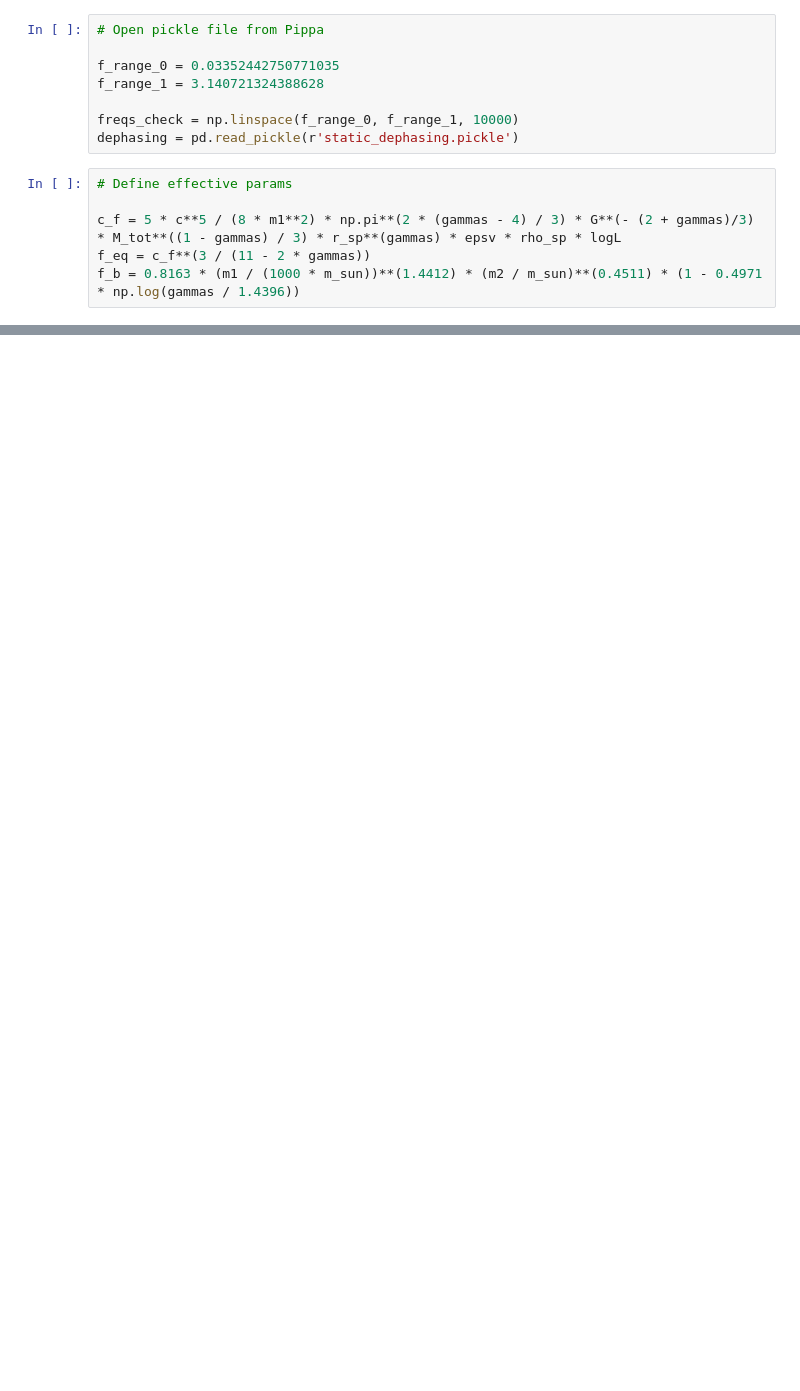
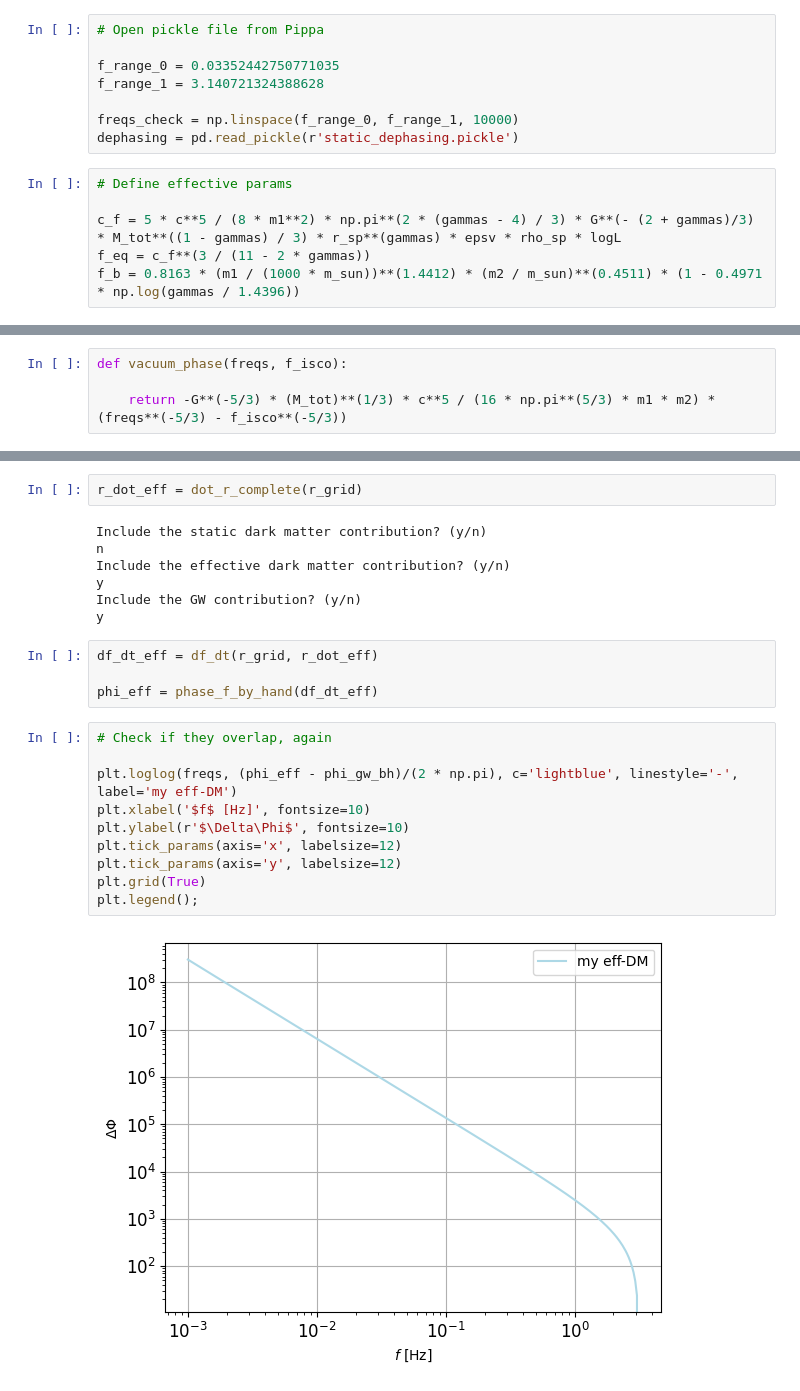
Before and after one commit to nicolegrillo/BinaryEvolution, a Jupyter notebook: Phase_extraction-Static-dm.ipynb, the cells around one changed output, grey strips where cells are left out. Cells and saved outputs as stored; diff of their text form; blank space fills up the shorter version.

```diff
--- a/Phase_extraction-Static-dm.ipynb
+++ b/Phase_extraction-Static-dm.ipynb
@@ -452,0 +479,4 @@ plt.savefig('results-images/test_dm_static.png');
+# %%
+def vacuum_phase(freqs, f_isco):
+
+    return -G**(-5/3) * (M_tot)**(1/3) * c**5 / (16 * np.pi**(5/3) * m1 * m2) * (freqs**(-5/3) - f_isco**(-5/3))
@@ -452,0 +591,25 @@ plt.savefig('results-images/test_dm_static.png');
+# %%
+r_dot_eff = dot_r_complete(r_grid)
+# %% [output]
+Include the static dark matter contribution? (y/n)
+n
+Include the effective dark matter contribution? (y/n)
+y
+Include the GW contribution? (y/n)
+y
+# %%
+df_dt_eff = df_dt(r_grid, r_dot_eff)
+
+phi_eff = phase_f_by_hand(df_dt_eff)
+# %%
+# Check if they overlap, again
+
+plt.loglog(freqs, (phi_eff - phi_gw_bh)/(2 * np.pi), c='lightblue', linestyle='-', label='my eff-DM')
+plt.xlabel('$f$ [Hz]', fontsize=10)
+plt.ylabel(r'$\Delta\Phi$', fontsize=10)
+plt.tick_params(axis='x', labelsize=12)
+plt.tick_params(axis='y', labelsize=12)
+plt.grid(True)
+plt.legend();
+# %% [output]
+[figure, added]
```
Also changed, not shown: parts of 39 cells of this notebook, 1 other file.
